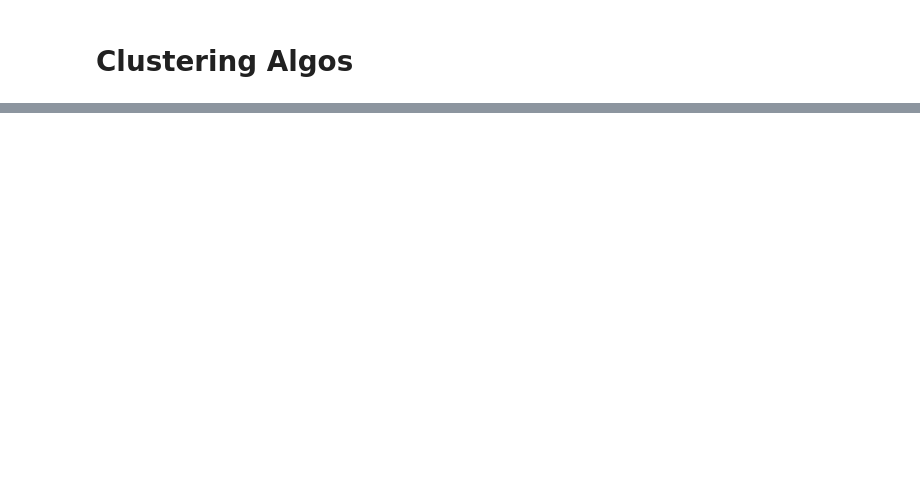
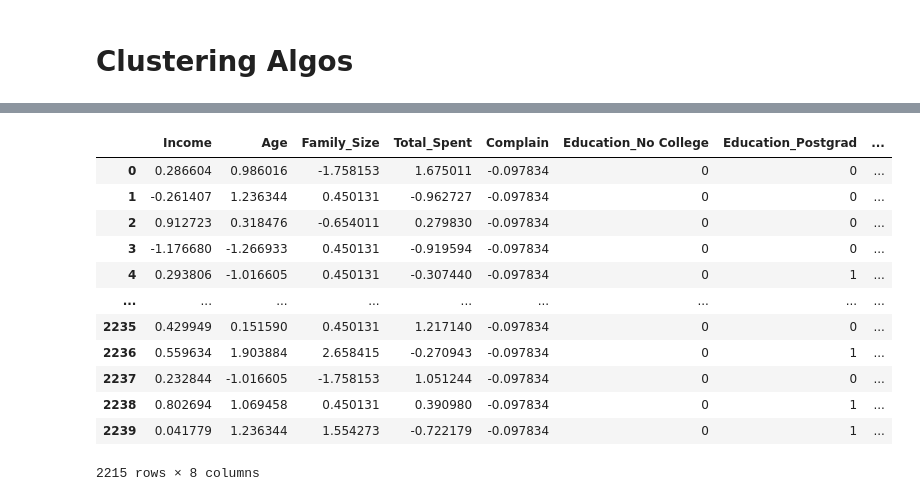
Before and after one commit to ThomasWinn/kaggle-growth, a Jupyter notebook: customer-personality-analysis/eda.ipynb, the cells around one changed output, grey strips where cells are left out. Drawn from its saved outputs; the diff is of its cells as text; code cells hidden in the pictures; blank space fills up the shorter version.

Commit message:
started clustering

```diff
--- a/customer-personality-analysis/eda.ipynb
+++ b/customer-personality-analysis/eda.ipynb
@@ -332,0 +334,17 @@ AttributeError: module 'sns' has no attribute 'heatmap'
+# %%
+clustering_df = df[['Income', 'Age', 'Family_Size', 'Total_Spent', 'Complain', 'Education_No College', 'Education_Postgrad', 'Education_Undergrad']]
+clustering_df
+# %% [output]
+|  | Income | Age | Family_Size | Total_Spent | Complain | Education_No College | Education_Postgrad | ... |
+| 0 | 0.286604 | 0.986016 | -1.758153 | 1.675011 | -0.097834 | 0 | 0 | ... |
+| 1 | -0.261407 | 1.236344 | 0.450131 | -0.962727 | -0.097834 | 0 | 0 | ... |
+| 2 | 0.912723 | 0.318476 | -0.654011 | 0.279830 | -0.097834 | 0 | 0 | ... |
+| 3 | -1.176680 | -1.266933 | 0.450131 | -0.919594 | -0.097834 | 0 | 0 | ... |
+| 4 | 0.293806 | -1.016605 | 0.450131 | -0.307440 | -0.097834 | 0 | 1 | ... |
+| ... | ... | ... | ... | ... | ... | ... | ... | ... |
+| 2235 | 0.429949 | 0.151590 | 0.450131 | 1.217140 | -0.097834 | 0 | 0 | ... |
+| 2236 | 0.559634 | 1.903884 | 2.658415 | -0.270943 | -0.097834 | 0 | 1 | ... |
+| 2237 | 0.232844 | -1.016605 | -1.758153 | 1.051244 | -0.097834 | 0 | 0 | ... |
+| 2238 | 0.802694 | 1.069458 | 0.450131 | 0.390980 | -0.097834 | 0 | 1 | ... |
+| 2239 | 0.041779 | 1.236344 | 1.554273 | -0.722179 | -0.097834 | 0 | 1 | ... |
+2215 rows × 8 columns
```
Also changed, not shown: parts of 5 cells of this notebook.
